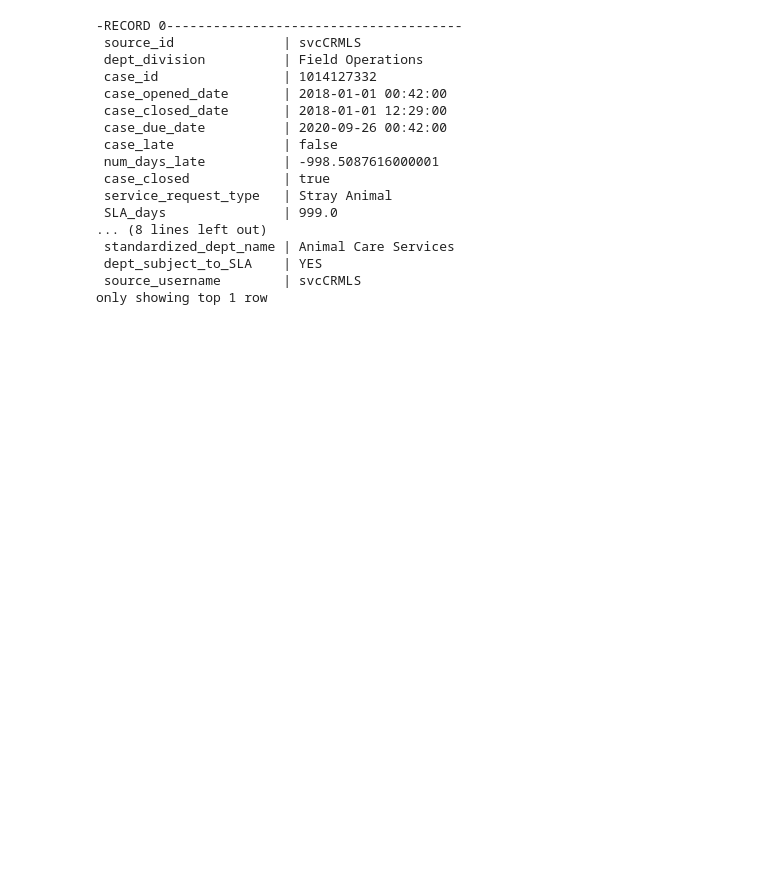
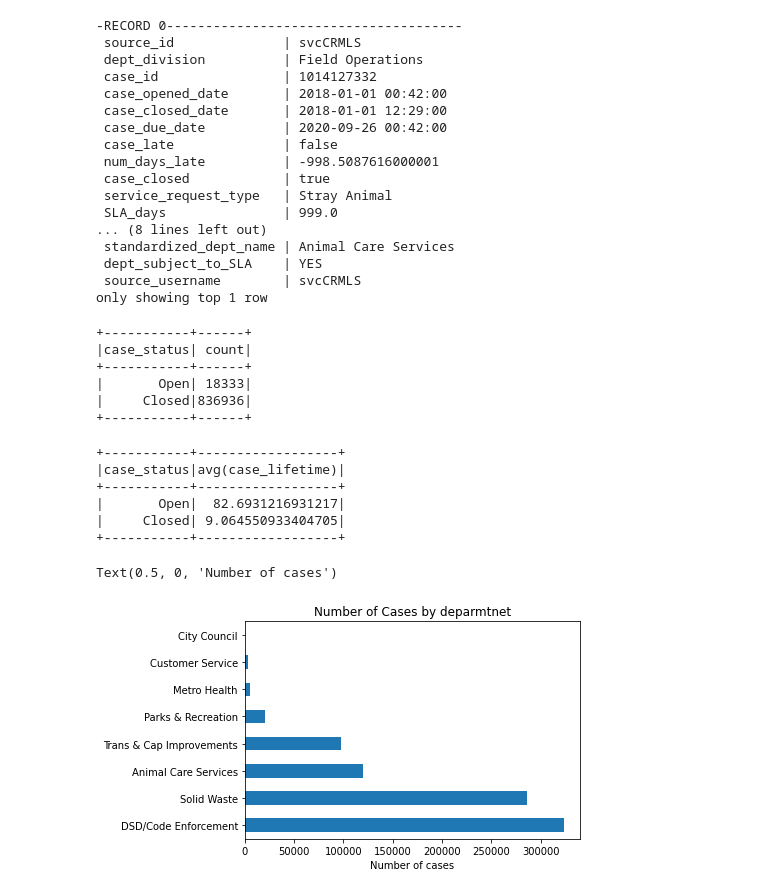
Before and after one commit to MainaliB/distributed-ml-exercises, a Jupyter notebook: explore.ipynb, the cells around one changed output. Drawn from its saved outputs; the diff is of its cells as text; code cells hidden in the pictures; blank space fills up the shorter version.

```diff
--- a/explore.ipynb
+++ b/explore.ipynb
@@ -46,21 +46,18 @@ case_df = case_df.withColumn('zip_code', regexp_extract('request_address', r"(\d
 
 # format the council district to hold 3 digits with padding
 case_df = case_df.withColumn("council_district", format_string("%03d", col("council_district")))
-# %%
-
-# create columns case_age, days_to_close, and case_lifetime
-
-# create a case age column whihc is the difference in time between the current date and the date the case was opened
-case_df = case_df.withColumn("case_age", datediff(current_timestamp(), "case_opened_date"))
-
-# create days to close which is the difference in time between the day case was opened and the day the case was closed
-case_df = case_df.withColumn("days_to_close", datediff("case_closed_date", "case_opened_date"))
-
-
-# case_lifetime column is created by:
-    # if the case is closed, this column holds the value from days_to_close columns
-    # if the case in not closed, this column holds the value of case age
-case_df = case_df.withColumn("case_lifetime", when(col("case_closed"), col("days_to_close")).otherwise(col("case_age")))
+# %%
+
+max_date = case_df.select(max(col('case_opened_date'))).first()[0]
+
+max_date = max_date.strftime('%Y-%m-%d %H:%M:%S')
+
+case_df = (
+    case_df.withColumn('case_age', datediff(lit(max_date), 'case_opened_date'))
+    .withColumn('days_to_closed', datediff('case_closed_date', 'case_opened_date'))
+    .withColumn('case_lifetime', when(col('case_closed'), col('days_to_closed')).otherwise(col('case_age')))
+
+)
 # %%
 case_df = case_df.join(department_df,'dept_division', 'left' )
 # %%
@@ -97,3 +94,39 @@ case_df.show(1, vertical = True)
  dept_subject_to_SLA    | YES
  source_username        | svcCRMLS
 only showing top 1 row
+# %%
+#lets get the count of the case status
+case_df.groupBy('case_status').count().show()
+# %% [output]
++-----------+------+
+|case_status| count|
++-----------+------+
+|       Open| 18333|
+|     Closed|836936|
++-----------+------+
+# %%
+# lets check the average time the case is open
+
+case_df.groupBy('case_status').agg(mean('case_lifetime')).show()
+# %% [output]
++-----------+------------------+
+|case_status|avg(case_lifetime)|
++-----------+------------------+
+|       Open|  82.6931216931217|
+|     Closed| 9.064550933404705|
++-----------+------------------+
+# %%
+# lets check the number of cases for each department
+(case_df.groupBy('standardized_dept_name').count()
+# we ca convert it to pandas
+.toPandas()
+.set_index('standardized_dept_name')['count']
+.sort_values(ascending = False)
+.plot.barh())
+
+plt.title("Number of Cases by deparmtnet")
+plt.ylabel('')
+plt.xlabel('Number of cases')
+# %% [output]
+Text(0.5, 0, 'Number of cases')
+[figure, added]
```
Also changed, not shown: parts of 5 cells of this notebook.
